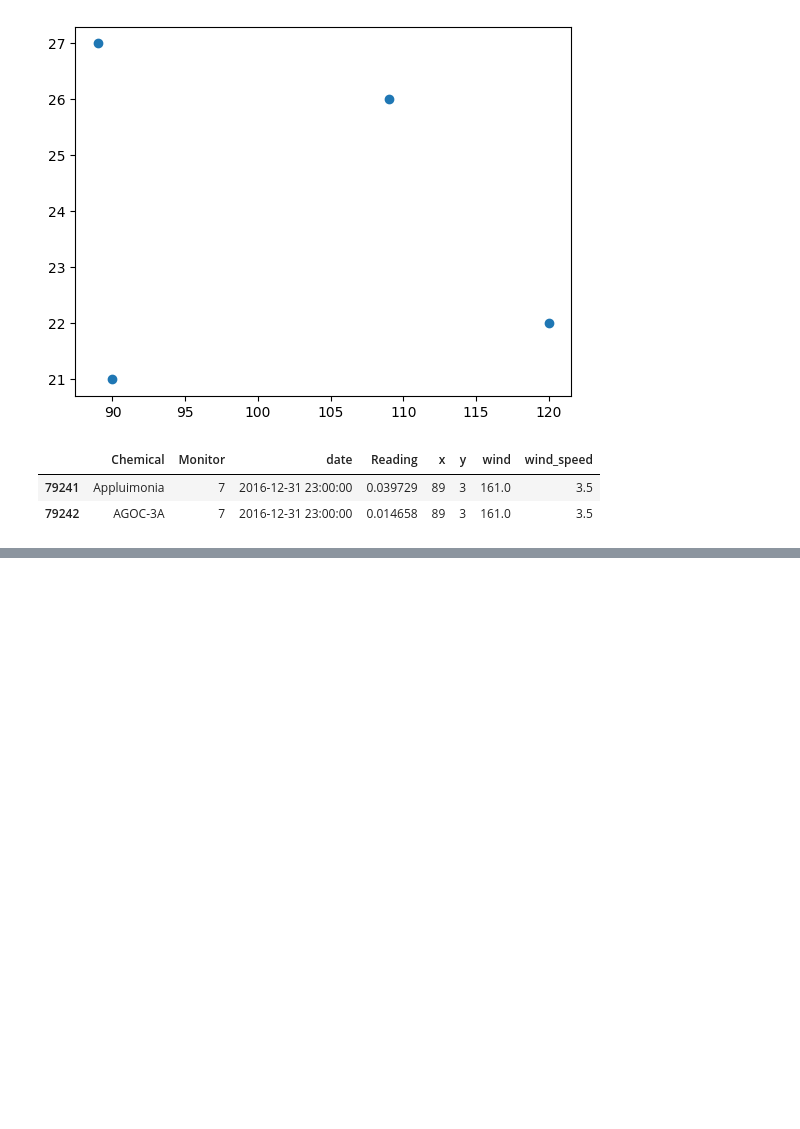
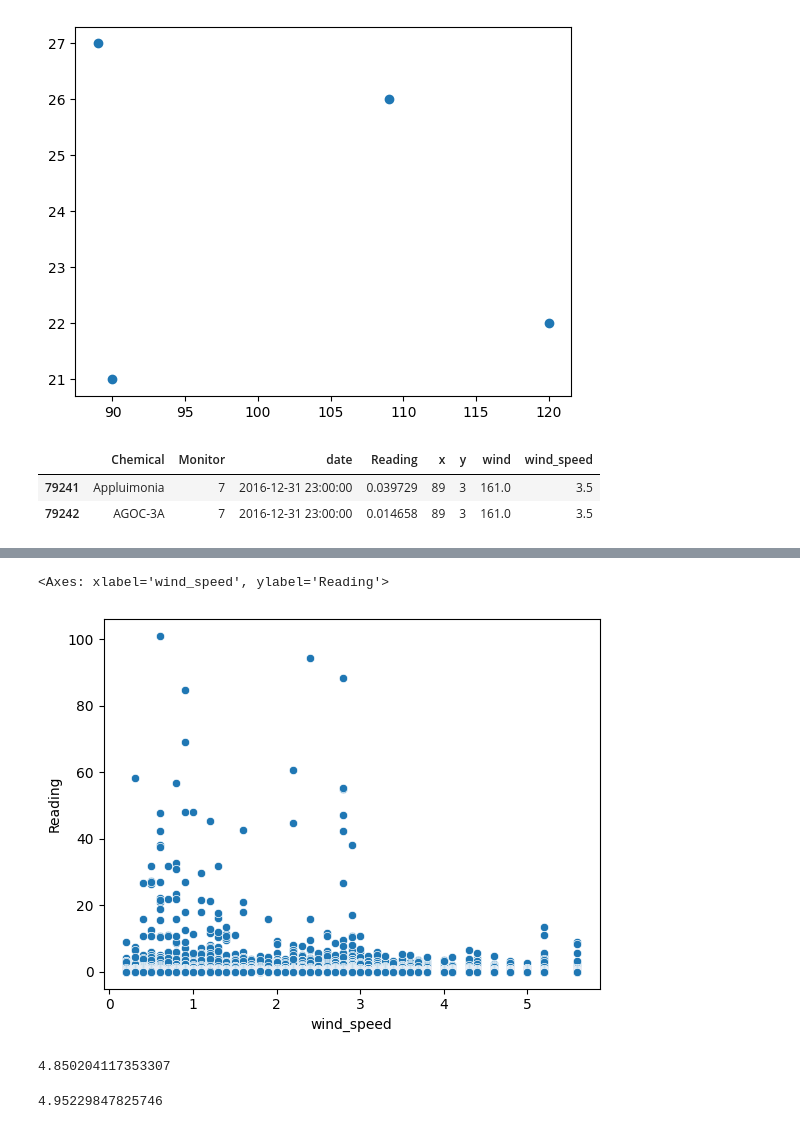
Before and after one commit to guevelel/COMP4449_Image_Classification, a Jupyter notebook: P7_Plume_COMP4449.ipynb, the cells around one changed output, grey strips where cells are left out. Cells and saved outputs as stored; diff of their text form; code cells hidden in the pictures; blank space fills up the shorter version.

```diff
--- a/P7_Plume_COMP4449.ipynb
+++ b/P7_Plume_COMP4449.ipynb
@@ -624,0 +542,35 @@ app.run_server(port = 8059)
+# %%
+sns.scatterplot(data=apr_sensor, x='wind_speed', y='Reading', hue=None)
+# %% [output]
+<Axes: xlabel='wind_speed', ylabel='Reading'>
+[figure, added]
+# %%
+#Run regression model, after model compiled, run predictions for all and compare against actual values
+
+from sklearn.model_selection import train_test_split
+from sklearn.linear_model import LinearRegression
+from sklearn.metrics import mean_squared_error
+
+#Split the data (70/30):
+X = sensor.drop(columns = ['Reading', 'x', 'y', 'date', 'Chemical']).copy()
+y = sensor['Reading'].copy()
+X_train, X_test, y_train, y_test = train_test_split(X, y, test_size=0.5, random_state=42)
+
+reg = LinearRegression().fit(X_train, y_train)
+
+y_pred = reg.predict(X_test)
+#y_pred = y_pred.reshape(-1, 1)
+#y_test = y_test.reshape(-1, 1)
+mean_squared_error(y_test, y_pred)
+# %% [output]
+4.850204117353307
+# %%
+from sklearn.model_selection import cross_val_score
+from sklearn.tree import DecisionTreeRegressor
+
+reg_dt = DecisionTreeRegressor(random_state=42).fit(X_train, y_train)
+#cross_val_score(reg_dt, X, y, cv=10)
+y_pred_dt = reg_dt.predict(X_test)
+mean_squared_error(y_test, y_pred_dt)
+# %% [output]
+4.95229847825746
```
Also changed, not shown: parts of 17 cells of this notebook.
